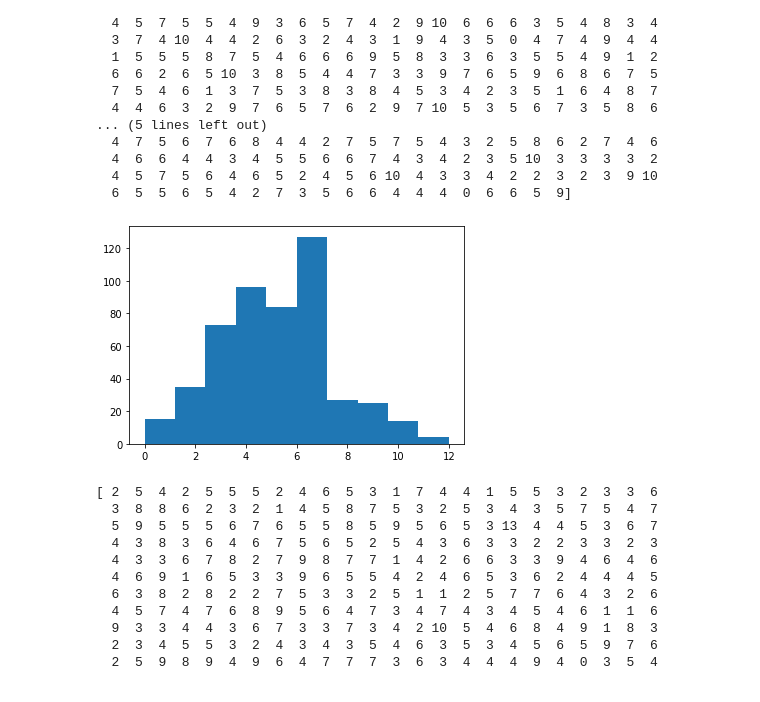
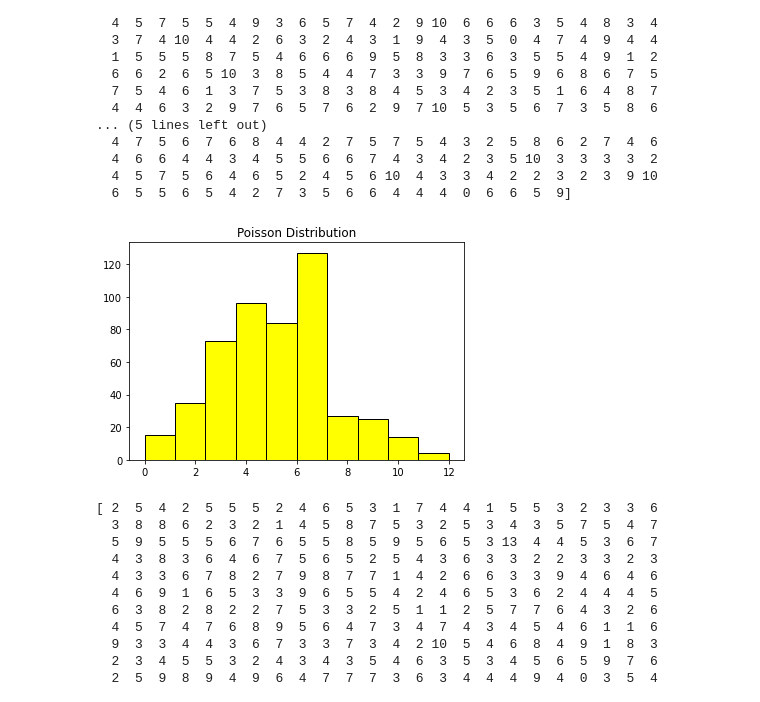
Before and after one commit to DracoNibilis/Numpy.random_Overview, a Jupyter notebook: numpy_random.ipynb, the cells around one changed output. Cells and saved outputs as stored; diff of their text form; code cells hidden in the pictures.

```diff
--- a/numpy_random.ipynb
+++ b/numpy_random.ipynb
@@ -654,11 +666,12 @@ print(pos2)
   4  5  7  5  6  4  6  5  2  4  5  6 10  4  3  3  4  2  2  3  2  3  9 10
   6  5  5  6  5  4  2  7  3  5  6  6  4  4  4  0  6  6  5  9]
 # %%
-# plot for above code
+# plot for poisson function ( lambda=5, size=500)
 # defining bins for histogram plot
 b = np.arange(0,30,1)
-plt.hist(pos2)
+plt.hist(pos2, color="yellow", edgecolor="black")
+plt.title("Poisson Distribution")
 plt.show()
 # %% [output]
-[figure, old version]
+[figure, new version]
 # %%
```
Also changed, not shown: parts of 40 cells of this notebook, 1 other file.
